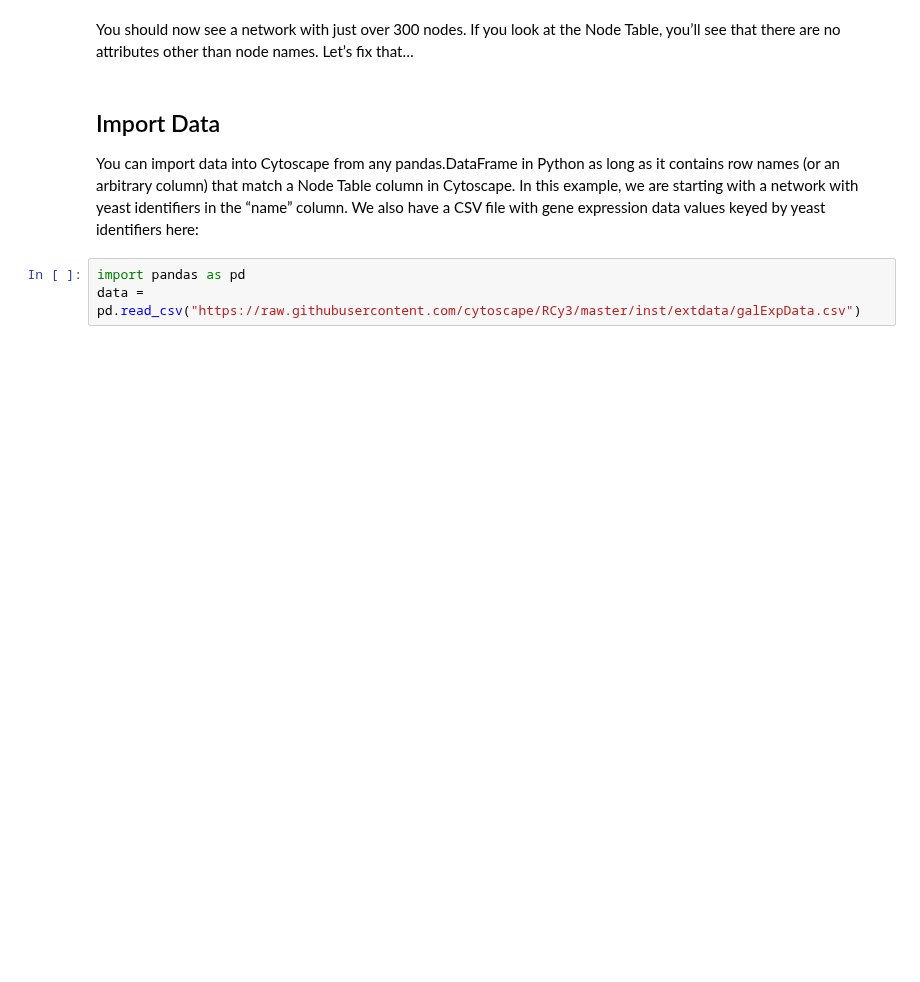
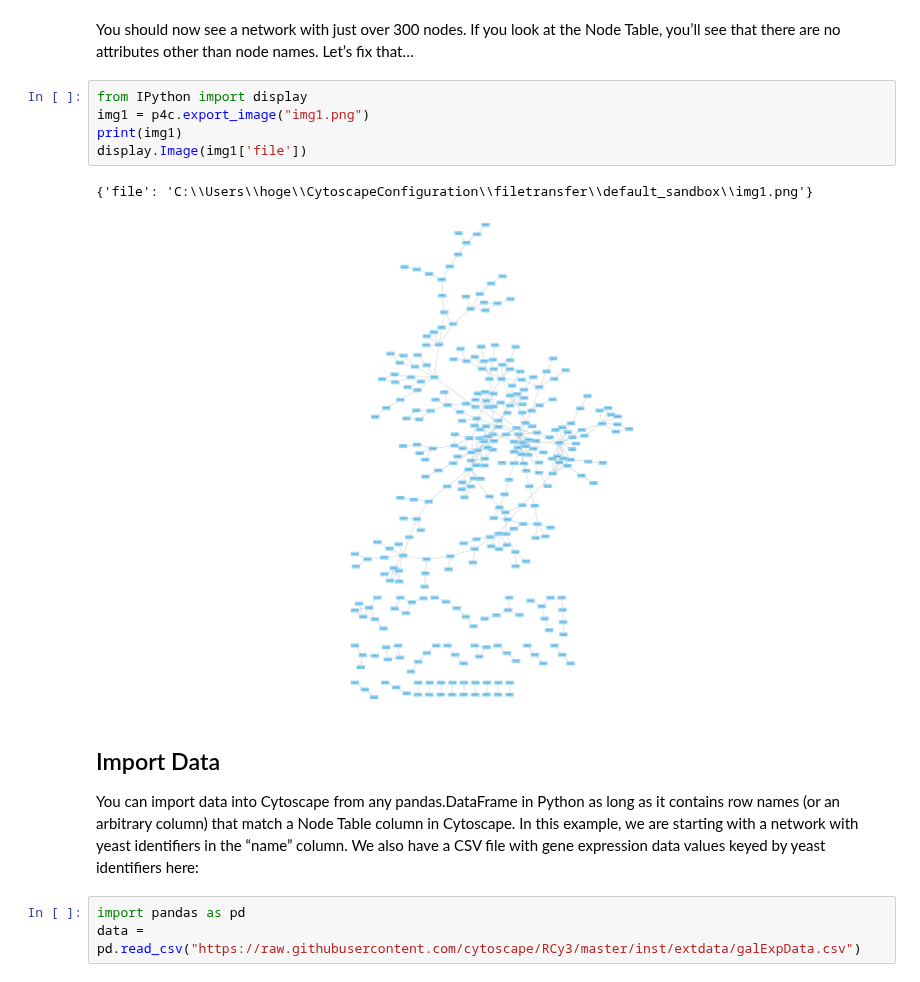
Before and after one commit to cytoscape/py4cytoscape, a Jupyter notebook: doc/tutorials/Importing-data.ipynb, the cells around one changed output. Saved outputs shown, nothing was run; the diff lists cells and outputs as text; blank space fills up the shorter version.

```diff
--- a/doc/tutorials/Importing-data.ipynb
+++ b/doc/tutorials/Importing-data.ipynb
@@ -53,5 +48,13 @@ p4c.import_network_from_file("galFiltered.sif")
 # %% [markdown]
 You should now see a network with just over 300 nodes. If you look at the Node Table, you’ll see that there are no attributes other than node names. Let’s fix that…
+# %%
+from IPython import display
+img1 = p4c.export_image("img1.png")
+print(img1)
+display.Image(img1['file'])
+# %% [output]
+{'file': 'C:\\Users\\hoge\\CytoscapeConfiguration\\filetransfer\\default_sandbox\\img1.png'}
+[figure, added]
 # %% [markdown]
 ## Import Data
 You can import data into Cytoscape from any pandas.DataFrame in Python as long as it contains row names (or an arbitrary column) that match a Node Table column in Cytoscape. In this example, we are starting with a network with yeast identifiers in the “name” column. We also have a CSV file with gene expression data values keyed by yeast identifiers here:
```
Also changed, not shown: parts of 18 cells of this notebook.
